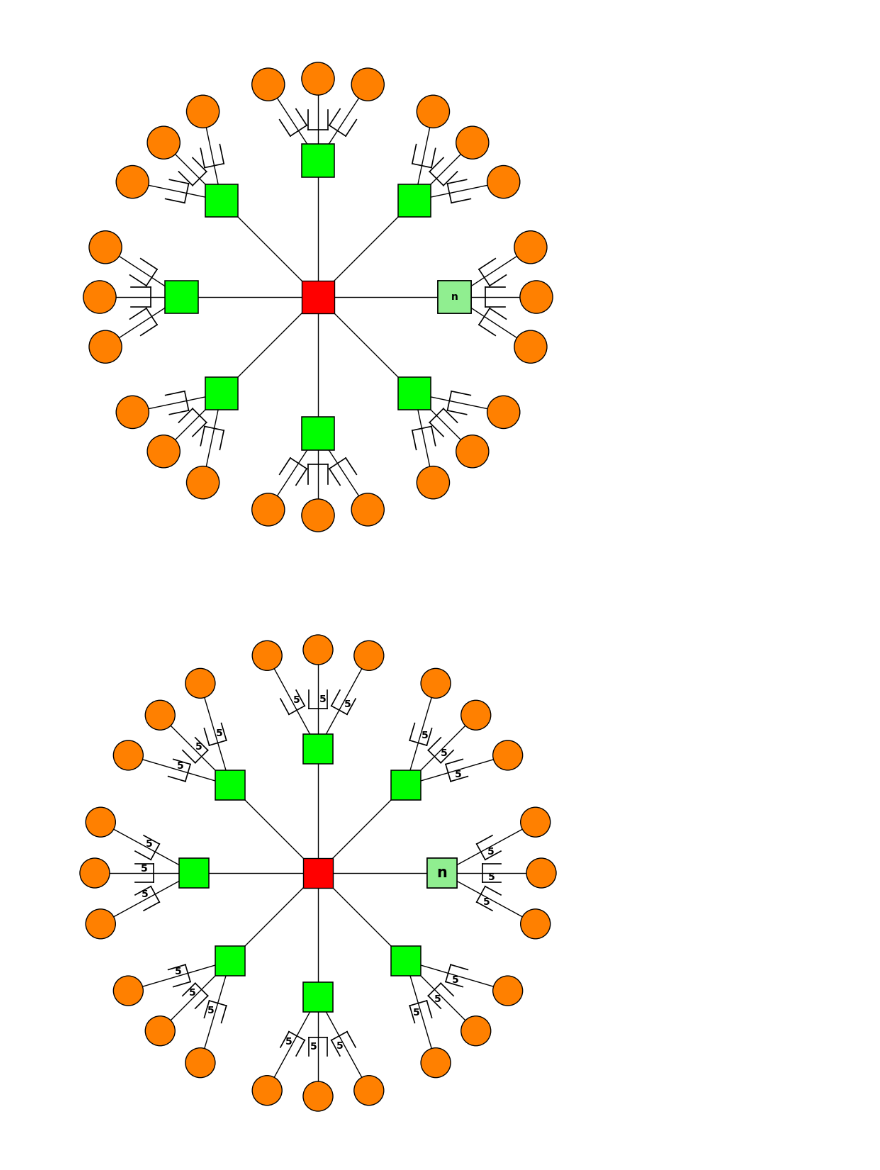
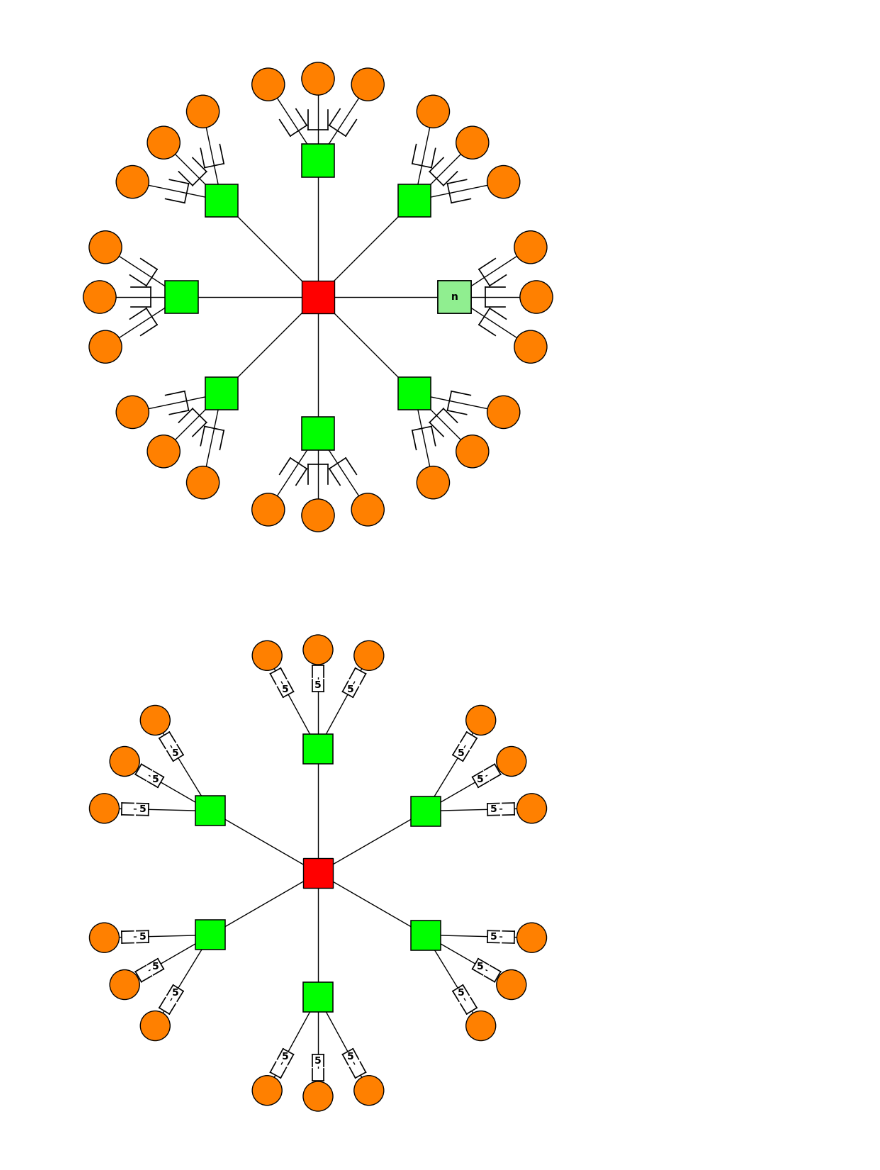
Before and after one commit to ArturRoyal/Wheel_Topologie, a Jupyter notebook: wheel new version.ipynb, the cells around one changed output. Drawn from its saved outputs; the diff is of its cells as text; code cells hidden in the pictures.

```diff
--- a/wheel new version.ipynb
+++ b/wheel new version.ipynb
@@ -149,6 +149,11 @@ def draw_open_square(ax, center, size=1.0, color='#90ee90', linewidth=1, angle_d
     rot = np.array([[np.cos(theta), -np.sin(theta)], [np.sin(theta), np.cos(theta)]])
     points = points @ rot.T + np.array(center)
 
+    # Draw white background rectangle (covers anything behind)
+    ax.add_patch(
+        patches.Polygon(points, closed=True, facecolor='white', edgecolor='none', zorder=1)
+    )
+
     # Draw 3 sides (without the top)
     ax.plot([points[0,0], points[1,0]], [points[0,1], points[1,1]], color=color, linewidth=linewidth) # bottom
     ax.plot([points[1,0], points[2,0]], [points[1,1], points[2,1]], color=color, linewidth=linewidth) # right
@@ -158,8 +163,8 @@ def draw_graph_grouped(num_green, num_orange_per_green,
                        circle_instead_of_star=True, show_n_instead_of_number=False, buffer_number=None):
 
     # Sizes of elements and radii
-    outer_radius=9
-    inner_radius=5 plot
+    outer_radius=11
+    inner_radius=5
     group_spread=0.23
     square_size=1.2
     circle_size=0.6
@@ -242,38 +247,40 @@ def draw_graph_grouped(num_green, num_orange_per_green,
             for offset in sub_angles:
                 gx = outer_radius * np.cos(angle + offset)
                 gy = outer_radius * np.sin(angle + offset)
                 circle = patches.Circle((gx, gy), circle_size, facecolor=(1, 0.5, 0), edgecolor="black", linewidth=1, zorder=4)
                 ax.add_patch(circle)
                 ax.plot([x, gx], [y, gy], color="black", linewidth=1, zorder=1)
                 # Open square in the center between green and orange (increased by 50%)
-                sqx = (x + gx) / 2
-                sqy = (y + gy) / 2
+                sqx = x + (gx - x) * 0.64
+                sqy = y + (gy - y) * 0.64
+                sqx1 = x + (gx - x) * 0.78
+                sqy1 = y + (gy - y) * 0.78
+
                 angle_deg = np.rad2deg(np.arctan2(gy - sqy, gx - sqx)) - 90
-                draw_open_square(ax, (sqx, sqy), size=square_size * 0.6, color='black', linewidth=1.2, angle_deg=angle_deg)
+                draw_open_square(ax, (sqx, sqy), size=square_size * 0.4, color='black', linewidth=1.2, angle_deg=angle_deg)
+                draw_open_square(ax, (sqx1, sqy1), size=square_size * 0.4, color='black', linewidth=1.2, angle_deg=angle_deg + 180)
 
                 # Draw number in open square
                 offset = -square_size * 0.15
-                left_x = sqx + offset * np.cos(np.deg2rad(angle_deg + 180))
-                left_y = sqy + offset * np.sin(np.deg2rad(angle_deg + 180))
                 number = buffer_number if buffer_number is not None else (j + 1)
-                ax.text(left_x, left_y, str(number), color="black", fontsize=10, ha="center", va="center", fontweight="bold", zorder=6)
+                ax.text(sqx, sqy, str(number), color="black", fontsize=10, ha="center", va="center", fontweight="bold", zorder=12)
 
     ax.set_aspect('equal')
     ax.set_xlim(-outer_radius - 2, outer_radius + 2)
     ax.set_ylim(-outer_radius - 2, outer_radius + 2)
     ax.axis('off')
 
     # Save image in pdf, svg, jpg, png formats
     plt.savefig("graph_output.pdf", bbox_inches='tight')
     plt.savefig("graph_output.svg", bbox_inches='tight')
     plt.savefig("graph_output.jpg", bbox_inches=None, dpi=200)  # 2000x2000 px
     plt.savefig("graph_output.png", bbox_inches=None, dpi=200)  # 2000x2000 px
 
     plt.show()
 
 # Example usage:
-draw_graph_grouped(num_green=10, num_orange_per_green=3,
+draw_graph_grouped(num_green=6, num_orange_per_green=3,
                    circle_instead_of_star=False, show_n_instead_of_number=False,
                    buffer_number=5)
 # %% [output]
-[figure, old version]
+[figure, new version]
```
